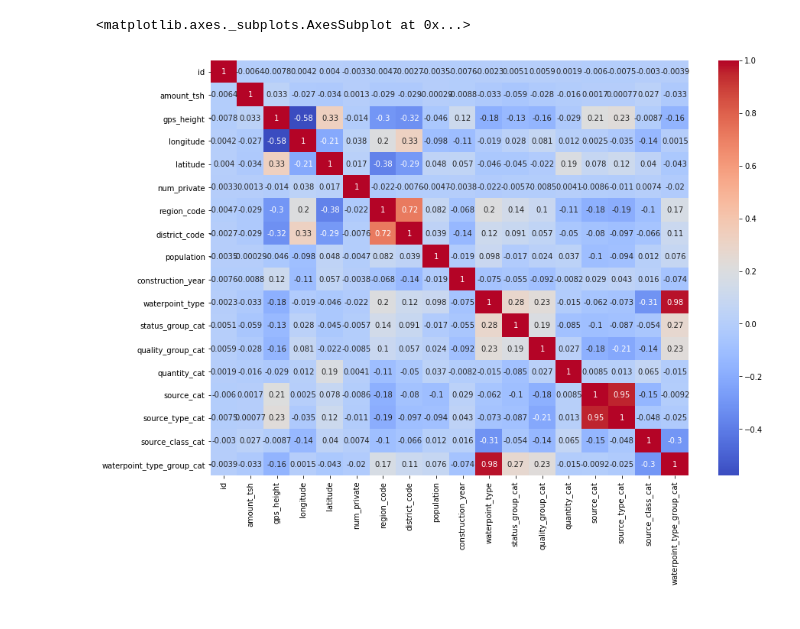
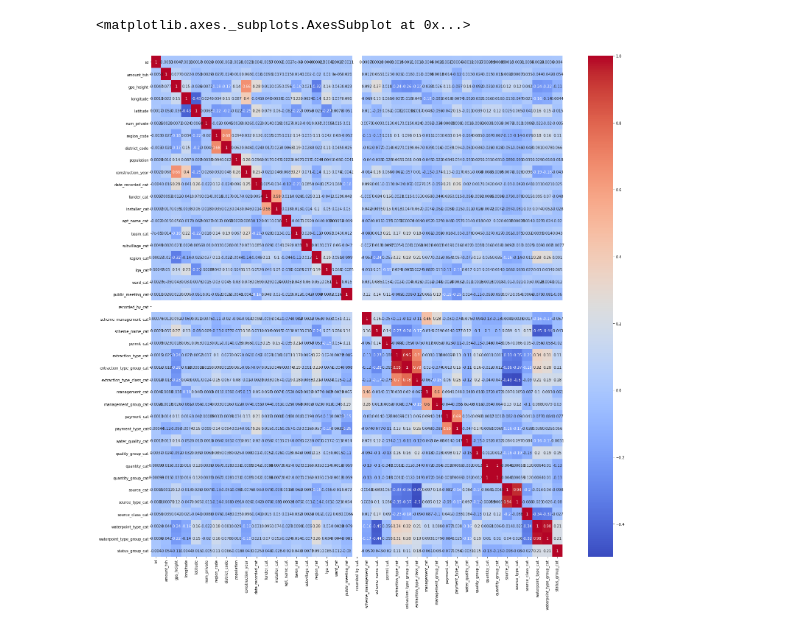
Before and after one commit to ggrotewold/PumpItUp, a Jupyter notebook: PumpItUp.ipynb, the cells around one changed output. Saved outputs shown, nothing was run; the diff lists cells and outputs as text; code cells hidden in the pictures.

Commit message:
Code for cleansing and random forrest added. data-added

```diff
--- a/PumpItUp.ipynb
+++ b/PumpItUp.ipynb
@@ -40,14 +20,0 @@ trainingData = trainingData[trainingData.population != 0]
-# %%
-#change labels to category data TODO: move to function
-trainingData['status_group_cat'] = trainingData['status_group'].astype('category')
-trainingData['quality_group_cat'] = trainingData['quality_group'].astype('category')
-trainingData['quantity_cat'] = trainingData['quantity'].astype('category')
-trainingData['source_cat'] = trainingData['source'].astype('category')
-trainingData['source_type_cat'] = trainingData['source_type'].astype('category')
-trainingData['source_class_cat'] = trainingData['source_class'].astype('category')
-trainingData['waterpoint_type'] = trainingData['waterpoint_type'].astype('category')
-trainingData['waterpoint_type_group_cat'] = trainingData['waterpoint_type_group'].astype('category')
-
-cat_columns = trainingData.select_dtypes(['category']).columns
-
-trainingData[cat_columns] = trainingData[cat_columns].apply(lambda x: x.cat.codes)
@@ -75,0 +21,17 @@ trainingData.describe()
+# %%
+# delete population == 0
+trainingData = trainingData[trainingData.population != 0]
+
+
+def createCatColumnsWithCodes(data : pd.DataFrame):
+    cat_columns = data.select_dtypes(['object']).columns
+    if len(cat_columns) == 0:
+        return data
+    data[cat_columns] = data[cat_columns].astype('category')
+    cat_data = data[cat_columns].apply(lambda x: x.cat.codes)
+    data = data.join(cat_data, rsuffix='_cat')
+
+    return data
+
+#change labels to category data
+trainingData = createCatColumnsWithCodes(trainingData)
@@ -76,8 +63,8 @@ trainingData.describe()
 # %%
 #check correlation
 fig = plt.pyplot.gcf()
-fig.set_size_inches(14,10)
+fig.set_size_inches(25,25)
 sns.heatmap(trainingData.corr(), annot = True, fmt='.2g',cmap= 'coolwarm')
 # %% [output]
 <matplotlib.axes._subplots.AxesSubplot at 0x...>
-[figure, old version]
+[figure, new version]
```
Also changed, not shown: parts of 17 cells of this notebook, 3 other files.
